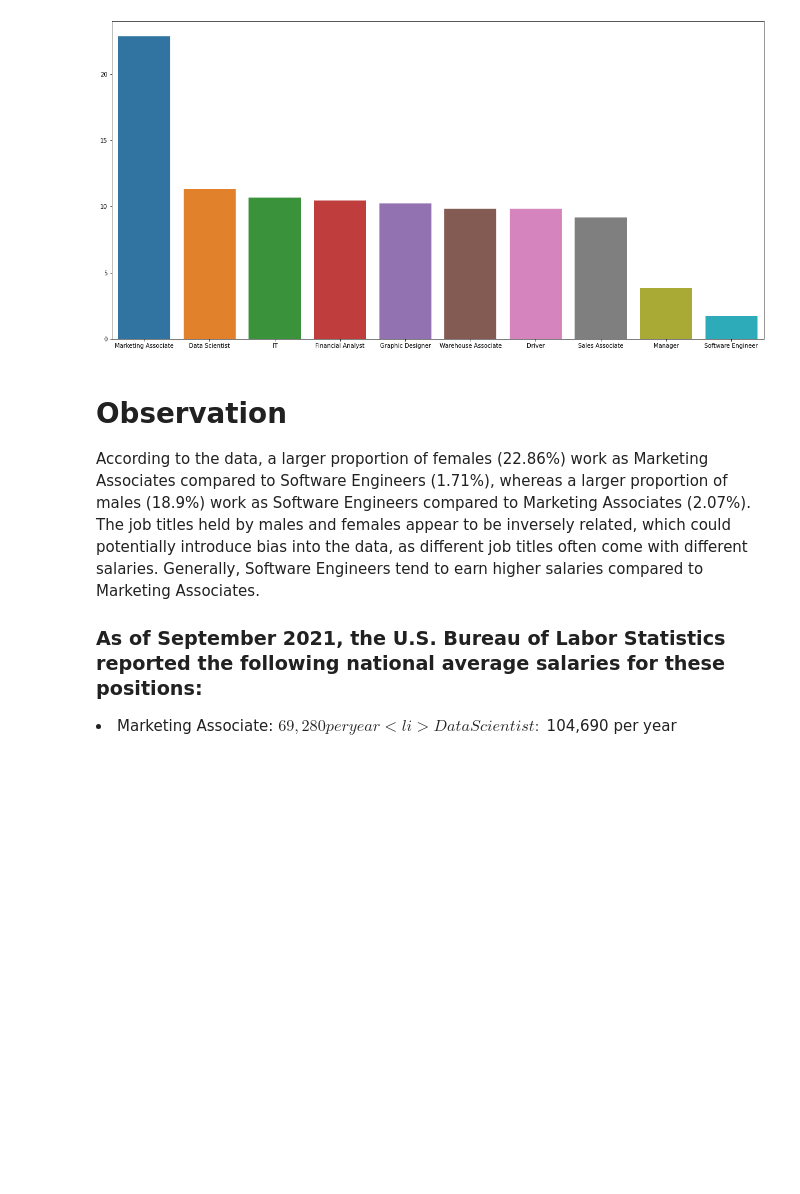
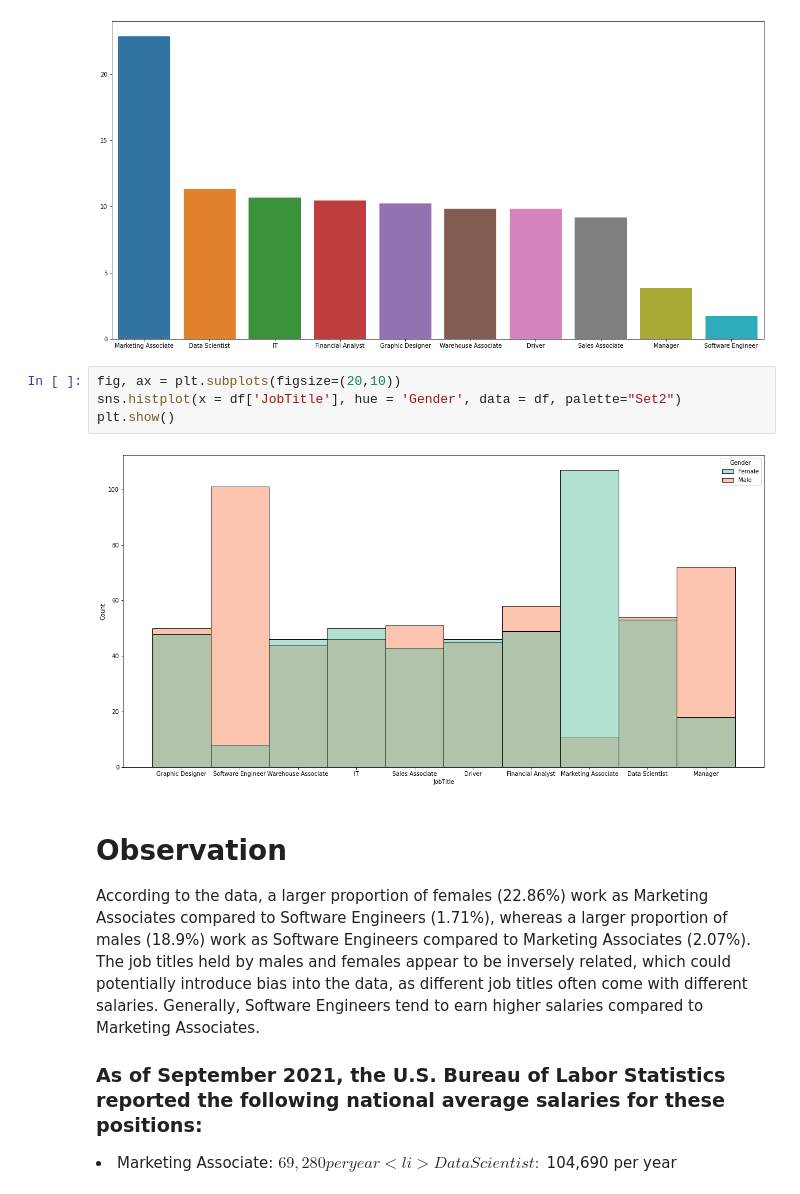
Before and after one commit to Jkhattak/GlassdoreGenderPayGap, a Jupyter notebook: main.ipynb, the cells around one changed output. Saved outputs shown, nothing was run; the diff lists cells and outputs as text; blank space fills up the shorter version.

```diff
--- a/main.ipynb
+++ b/main.ipynb
@@ -193,6 +194,12 @@ sns.barplot(x=Female_Job_Count.index, y = Female_Job_Count.values, ax=ax)
 plt.show()
 # %% [output]
 [figure]
+# %%
+fig, ax = plt.subplots(figsize=(20,10))
+sns.histplot(x = df['JobTitle'], hue = 'Gender', data = df, palette="Set2")
+plt.show()
+# %% [output]
+[figure, added]
 # %% [markdown]
 # Observation
 According to the data, a larger proportion of females (22.86%) work as Marketing Associates compared to Software Engineers (1.71%), whereas a larger proportion of males (18.9%) work as Software Engineers compared to Marketing Associates (2.07%). The job titles held by males and females appear to be inversely related, which could potentially introduce bias into the data, as different job titles often come with different salaries. Generally, Software Engineers tend to earn higher salaries compared to Marketing Associates.
```
Also changed, not shown: parts of 8 cells of this notebook.
